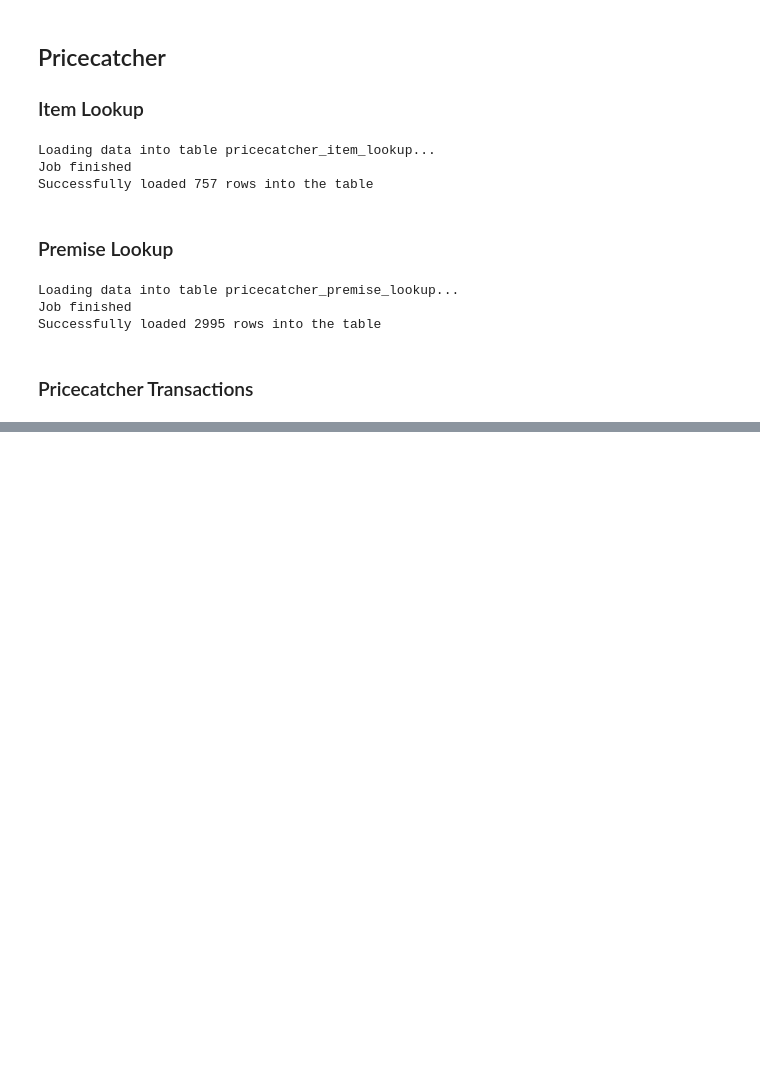
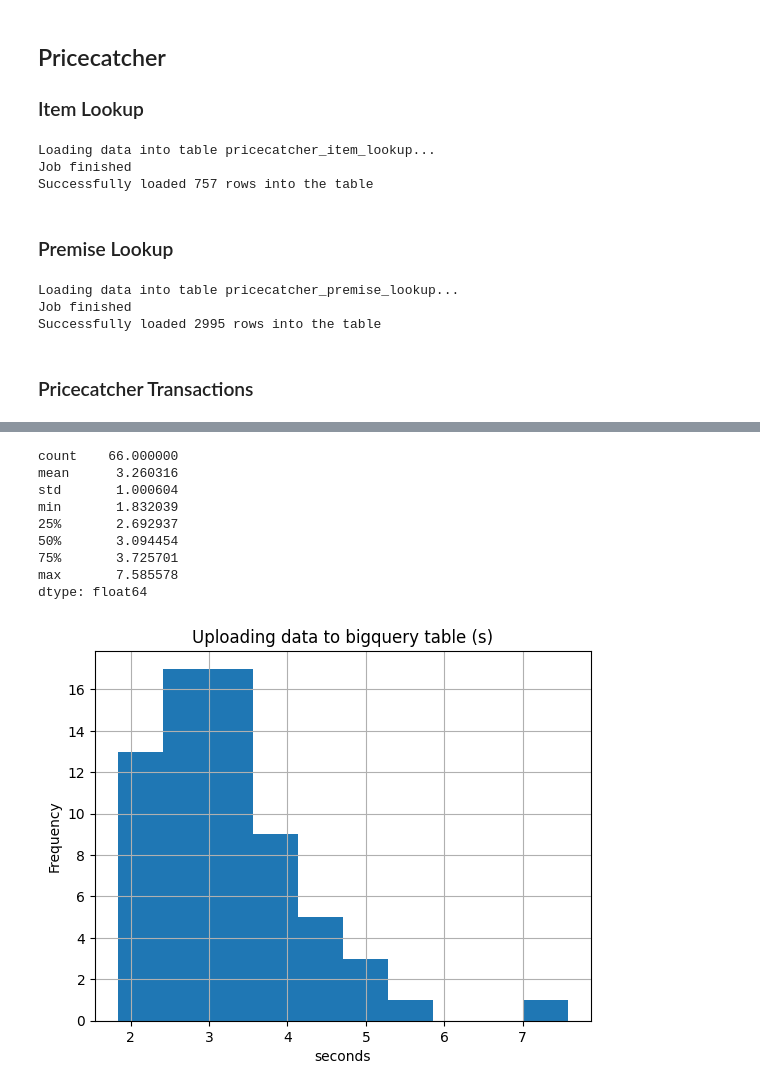
Before and after one commit to AbdulHafiiz/malaysia-economy-tracker, a Jupyter notebook: infra_setup/bq_load_data.ipynb, the cells around one changed output, grey strips where cells are left out. Saved outputs shown, nothing was run; the diff lists cells and outputs as text; code cells hidden in the pictures; blank space fills up the shorter version.

```diff
--- a/infra_setup/bq_load_data.ipynb
+++ b/infra_setup/bq_load_data.ipynb
@@ -329,0 +351,15 @@ Successfully loaded 403983 rows into the table
+# %%
+upload_series = pd.Series(upload_timer)
+upload_series.plot(kind='hist', xlabel='seconds', grid=True, title='Uploading data to bigquery table (s)')
+display(pd.Series(upload_series).describe())
+# %% [output]
+count    66.000000
+mean      3.260316
+std       1.000604
+min       1.832039
+25%       2.692937
+50%       3.094454
+75%       3.725701
+max       7.585578
+dtype: float64
+[figure, added]
```
Also changed, not shown: parts of 4 cells of this notebook.
